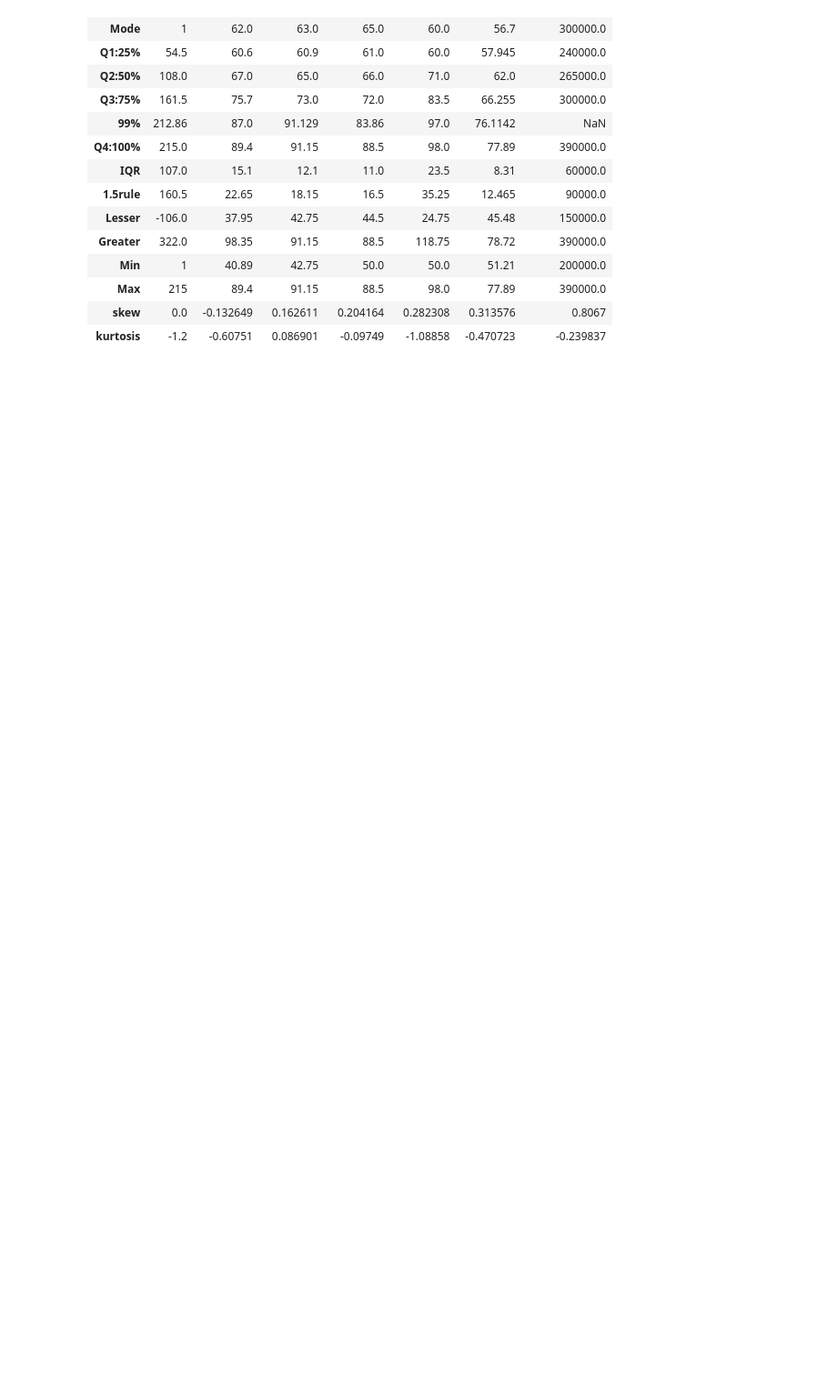
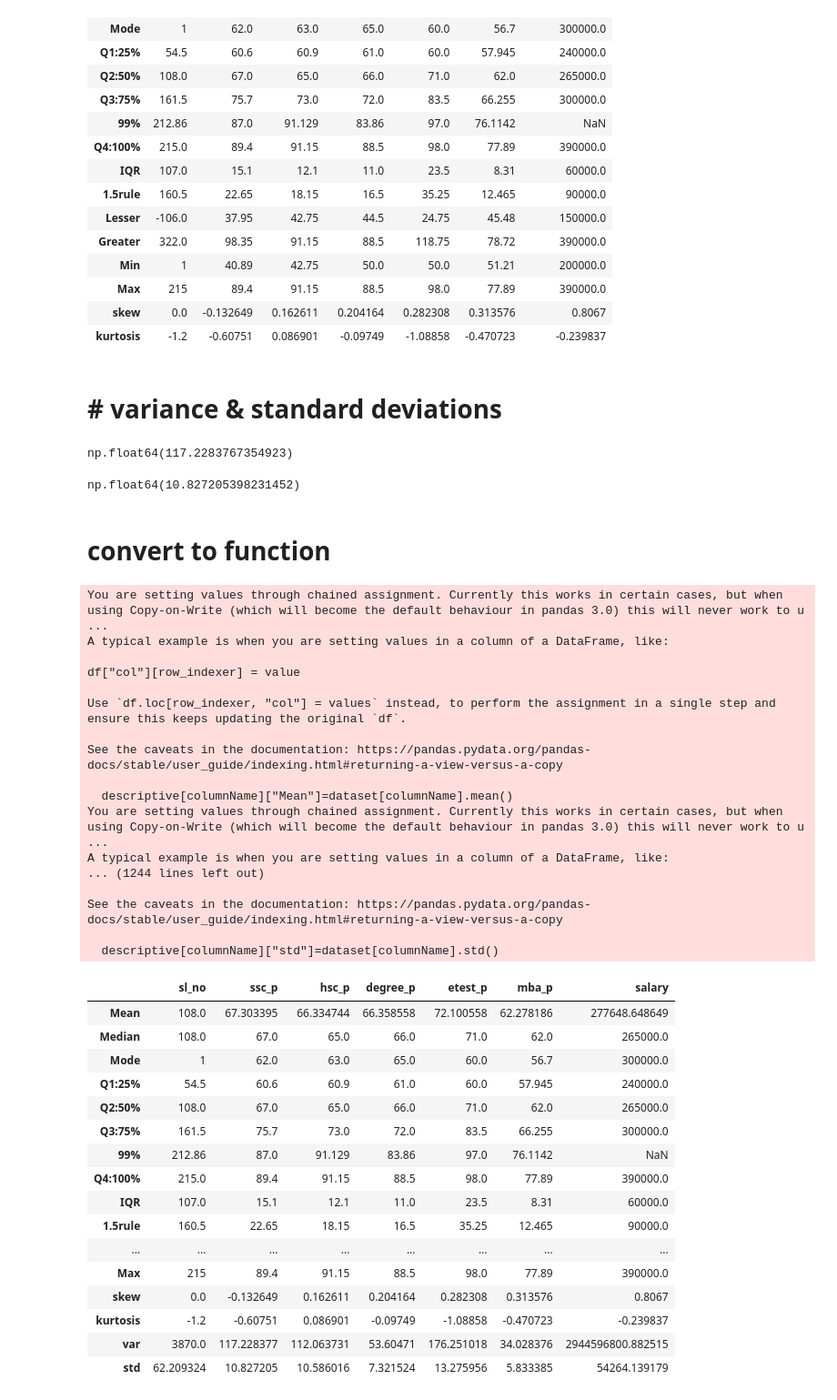
Before and after one commit to Suganya2718/DataScience, a Jupyter notebook: datasecience-univariate.ipynb, the cells around one changed output. Shown: that part at 91% size. Cells and saved outputs as stored; diff of their text form; code cells hidden in the pictures; blank space fills up the shorter version.

```diff
--- a/datasecience-univariate.ipynb
+++ b/datasecience-univariate.ipynb
@@ -1035,3 +1035,75 @@ See the caveats in the documentation: https://pandas.pydata.org/pandas-docs/stab
 | Max | 215 | 89.4 | 91.15 | 88.5 | 98.0 | 77.89 | 390000.0 |
 | skew | 0.0 | -0.132649 | 0.162611 | 0.204164 | 0.282308 | 0.313576 | 0.8067 |
 | kurtosis | -1.2 | -0.60751 | 0.086901 | -0.09749 | -1.08858 | -0.470723 | -0.239837 |
+# %% [markdown]
+# # variance & standard deviations
+# %%
+dataset["ssc_p"].var()
+# %% [output]
+np.float64(117.2283767354923)
+# %%
+dataset["ssc_p"].std()
+# %% [output]
+np.float64(10.827205398231452)
+# %% [markdown]
+# convert to function
+# %%
+def Univariate(dataset,quan):
+    descriptive=pd.DataFrame(index=["Mean","Median","Mode","Q1:25%","Q2:50%","Q3:75%","99%","Q4:100%","IQR","1.5rule","Lesser","Greater","Min","Max","skew","kurtosis","var","std"],columns=quan)
+    for columnName in quan:
+        descriptive[columnName]["Mean"]=dataset[columnName].mean()
+        descriptive[columnName]["Median"]=dataset[columnName].median()
+        descriptive[columnName]["Mode"]=dataset[columnName].mode()[0]
+        descriptive[columnName]["Q1:25%"]=dataset.describe()[columnName]["25%"]
+        descriptive[columnName]["Q2:50%"]=dataset.describe()[columnName]["50%"]
+        descriptive[columnName]["Q3:75%"]=dataset.describe()[columnName]["75%"]
+        descriptive[columnName]["99%"]=np.percentile(dataset[columnName],99)
+        descriptive[columnName]["Q4:100%"]=dataset.describe()[columnName]["max"]
+        descriptive[columnName]["IQR"]=descriptive[columnName]["Q3:75%"]-descriptive[columnName]["Q1:25%"]
+        descriptive[columnName]["1.5rule"]=1.5*descriptive[columnName]["IQR"]
+        descriptive[columnName]["Lesser"]=descriptive[columnName]["Q1:25%"]-descriptive[columnName]["1.5rule"]
+        descriptive[columnName]["Greater"]=descriptive[columnName]["Q3:75%"]+descriptive[columnName]["1.5rule"]
+        descriptive[columnName]["Min"]=dataset[columnName].min()
+        descriptive[columnName]["Max"]=dataset[columnName].max()
+        descriptive[columnName]["skew"]=dataset[columnName].skew()
+        descriptive[columnName]["kurtosis"]=dataset[columnName].kurtosis()
+        descriptive[columnName]["var"]=dataset[columnName].var()
+        descriptive[columnName]["std"]=dataset[columnName].std()
+    return descriptive
+# %%
+Univariate(dataset,quan)
+# %% [output]
+You are setting values through chained assignment. Currently this works in certain cases, but when using Copy-on-Write (which will become the default behaviour in pandas 3.0) this will never work to u ...
+A typical example is when you are setting values in a column of a DataFrame, like:
+
+df["col"][row_indexer] = value
+
+Use `df.loc[row_indexer, "col"] = values` instead, to perform the assignment in a single step and ensure this keeps updating the original `df`.
+
+See the caveats in the documentation: https://pandas.pydata.org/pandas-docs/stable/user_guide/indexing.html#returning-a-view-versus-a-copy
+
+  descriptive[columnName]["Mean"]=dataset[columnName].mean()
+You are setting values through chained assignment. Currently this works in certain cases, but when using Copy-on-Write (which will become the default behaviour in pandas 3.0) this will never work to u ...
+A typical example is when you are setting values in a column of a DataFrame, like:
+... (1244 lines left out)
+
+See the caveats in the documentation: https://pandas.pydata.org/pandas-docs/stable/user_guide/indexing.html#returning-a-view-versus-a-copy
+
+  descriptive[columnName]["std"]=dataset[columnName].std()
+|  | sl_no | ssc_p | hsc_p | degree_p | etest_p | mba_p | salary |
+| Mean | 108.0 | 67.303395 | 66.334744 | 66.358558 | 72.100558 | 62.278186 | 277648.648649 |
+| Median | 108.0 | 67.0 | 65.0 | 66.0 | 71.0 | 62.0 | 265000.0 |
+| Mode | 1 | 62.0 | 63.0 | 65.0 | 60.0 | 56.7 | 300000.0 |
+| Q1:25% | 54.5 | 60.6 | 60.9 | 61.0 | 60.0 | 57.945 | 240000.0 |
+| Q2:50% | 108.0 | 67.0 | 65.0 | 66.0 | 71.0 | 62.0 | 265000.0 |
+| Q3:75% | 161.5 | 75.7 | 73.0 | 72.0 | 83.5 | 66.255 | 300000.0 |
+| 99% | 212.86 | 87.0 | 91.129 | 83.86 | 97.0 | 76.1142 | NaN |
+| Q4:100% | 215.0 | 89.4 | 91.15 | 88.5 | 98.0 | 77.89 | 390000.0 |
+| IQR | 107.0 | 15.1 | 12.1 | 11.0 | 23.5 | 8.31 | 60000.0 |
+| 1.5rule | 160.5 | 22.65 | 18.15 | 16.5 | 35.25 | 12.465 | 90000.0 |
+| ... | ... | ... | ... | ... | ... | ... | ... |
+| Max | 215 | 89.4 | 91.15 | 88.5 | 98.0 | 77.89 | 390000.0 |
+| skew | 0.0 | -0.132649 | 0.162611 | 0.204164 | 0.282308 | 0.313576 | 0.8067 |
+| kurtosis | -1.2 | -0.60751 | 0.086901 | -0.09749 | -1.08858 | -0.470723 | -0.239837 |
+| var | 3870.0 | 117.228377 | 112.063731 | 53.60471 | 176.251018 | 34.028376 | 2944596800.882515 |
+| std | 62.209324 | 10.827205 | 10.586016 | 7.321524 | 13.275956 | 5.833385 | 54264.139179 |
```
Also changed, not shown: 4 other files.
